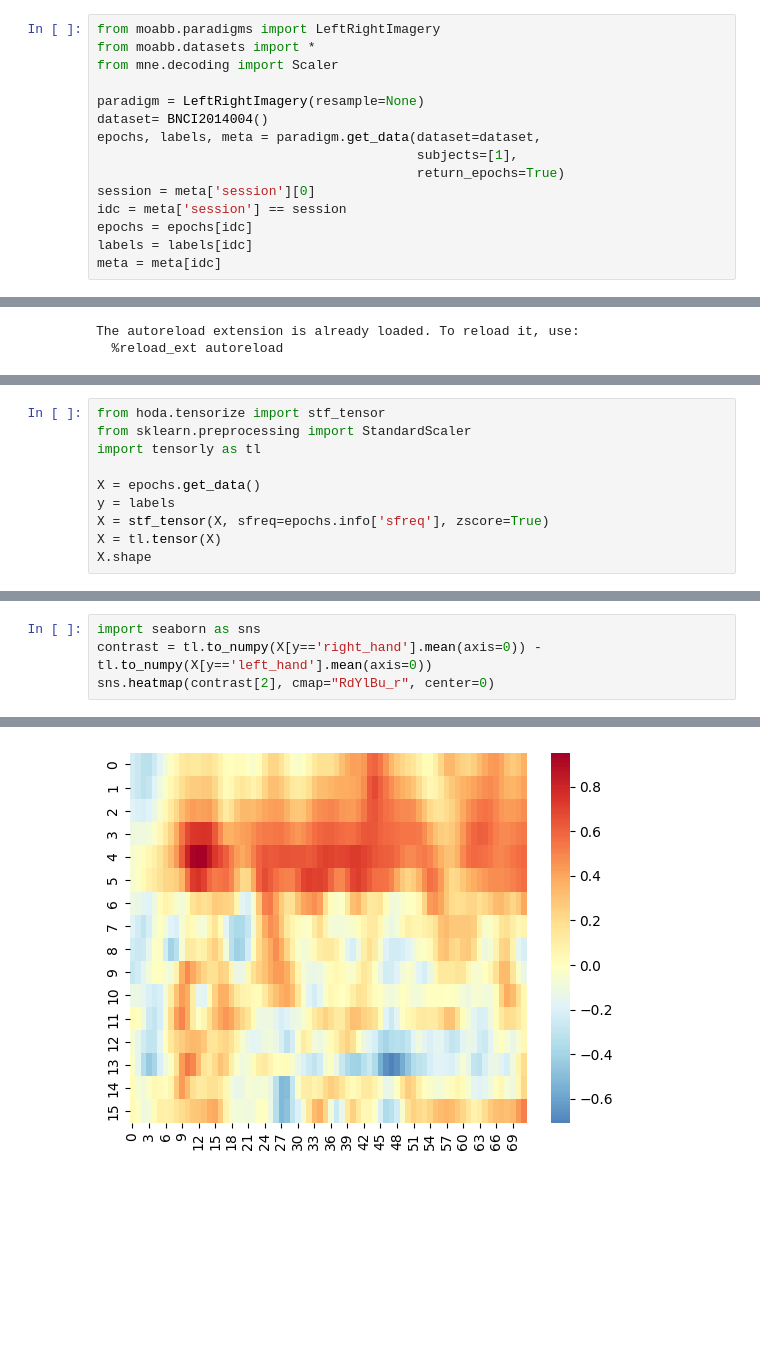
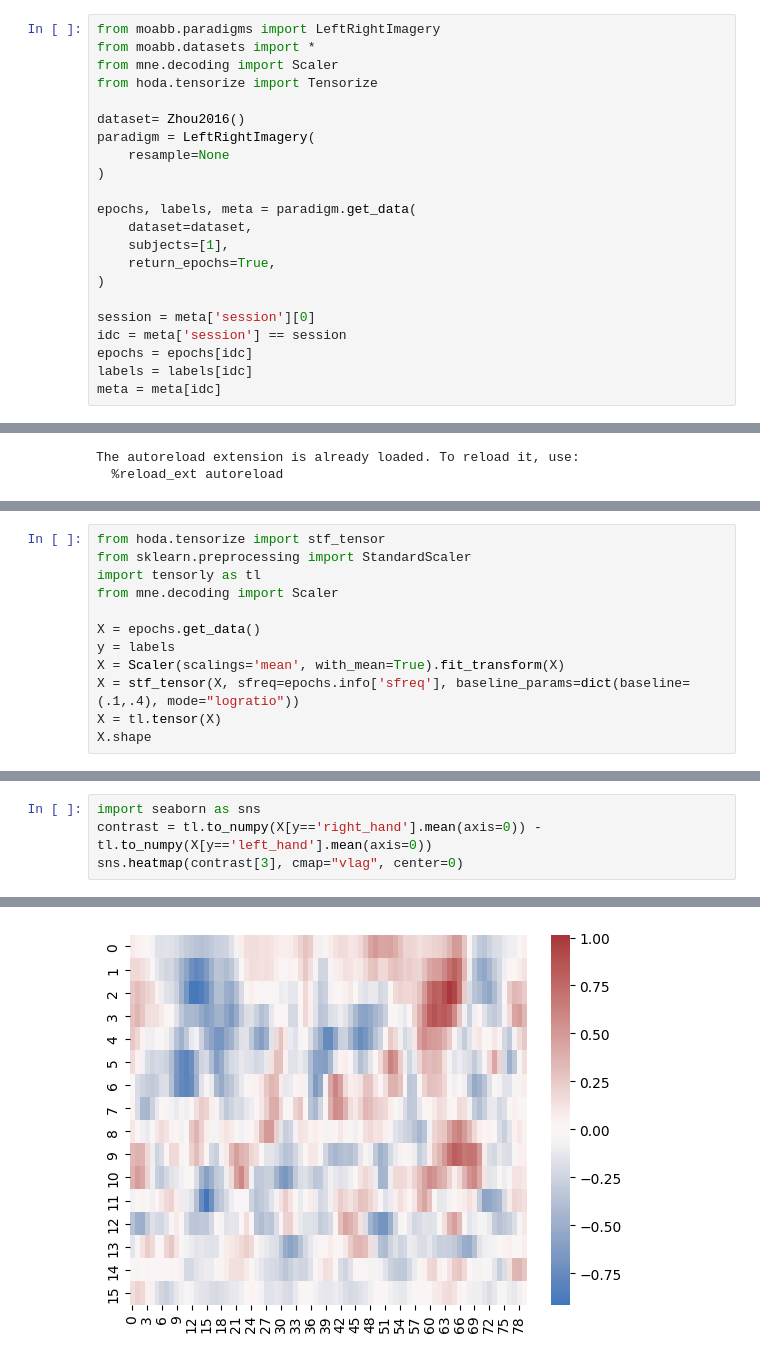
Before and after one commit to arnevdk/bttda, a Jupyter notebook: notebooks/hoda_mi.ipynb, the cells around one changed output, grey strips where cells are left out. Cells and saved outputs as stored; diff of their text form; blank space fills up the shorter version.

```diff
--- a/notebooks/hoda_mi.ipynb
+++ b/notebooks/hoda_mi.ipynb
@@ -2,12 +2,19 @@
 from moabb.paradigms import LeftRightImagery
 from moabb.datasets import *
 from mne.decoding import Scaler
+from hoda.tensorize import Tensorize
 
-paradigm = LeftRightImagery(resample=None)
-dataset= BNCI2014004()
-epochs, labels, meta = paradigm.get_data(dataset=dataset,
-                                         subjects=[1],
-                                         return_epochs=True)
+dataset= Zhou2016()
+paradigm = LeftRightImagery(
+    resample=None
+)
+
+epochs, labels, meta = paradigm.get_data(
+    dataset=dataset,
+    subjects=[1],
+    return_epochs=True,
+)
+
 session = meta['session'][0]
 idc = meta['session'] == session
 epochs = epochs[idc]
@@ -59,10 +81,12 @@ No projector specified for this dataset. Please consider the method self.add_pro
 from hoda.tensorize import stf_tensor
 from sklearn.preprocessing import StandardScaler
 import tensorly as tl
+from mne.decoding import Scaler
 
 X = epochs.get_data()
 y = labels
-X = stf_tensor(X, sfreq=epochs.info['sfreq'], zscore=True)
+X = Scaler(scalings='mean', with_mean=True).fit_transform(X)
+X = stf_tensor(X, sfreq=epochs.info['sfreq'], baseline_params=dict(baseline=(.1,.4), mode="logratio"))
 X = tl.tensor(X)
 X.shape
 # %% [output]
@@ -70,7 +94,7 @@ X.shape
 # %%
 import seaborn as sns
 contrast = tl.to_numpy(X[y=='right_hand'].mean(axis=0)) - tl.to_numpy(X[y=='left_hand'].mean(axis=0))
-sns.heatmap(contrast[2], cmap="RdYlBu_r", center=0)
+sns.heatmap(contrast[3], cmap="vlag", center=0)
 # %% [output]
 <Axes: >
-[figure, old version]
+[figure, new version]
```
Also changed, not shown: parts of 16 cells of this notebook, 10 other files.
